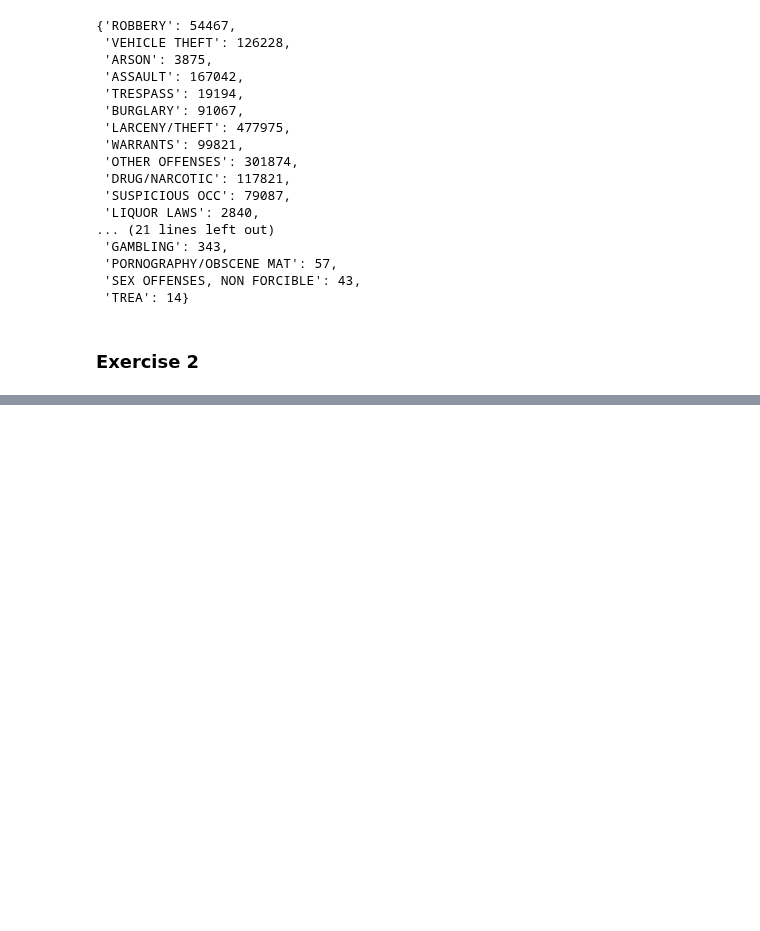
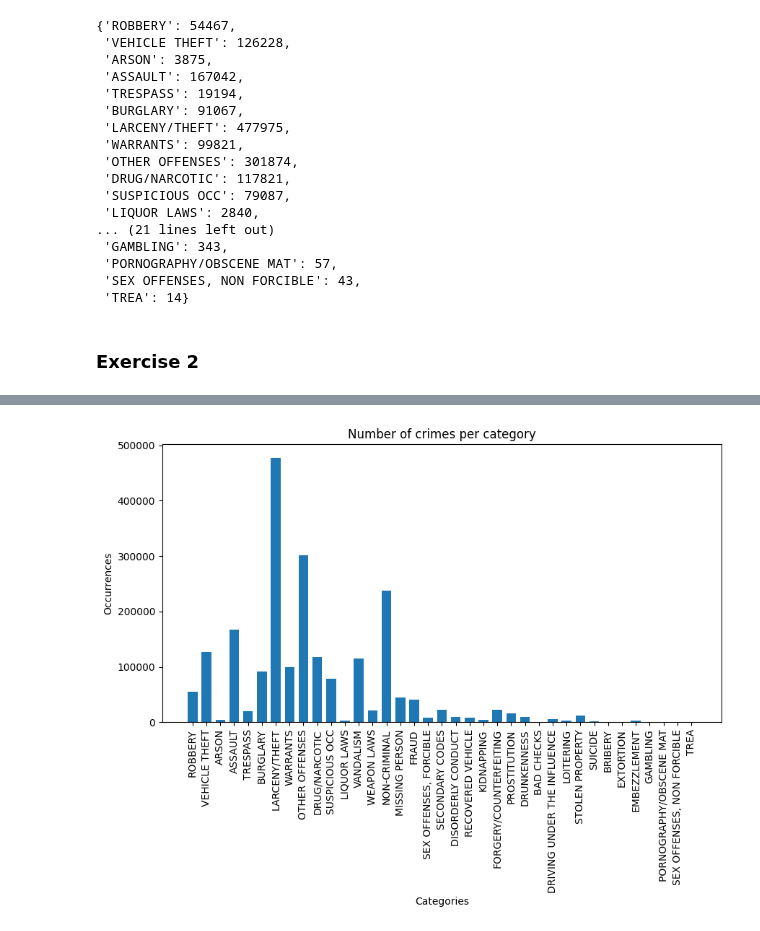
Before and after one commit to vivivaradi/socialdata2023, a Jupyter notebook: weeks/week1_Vivi.ipynb, the cells around one changed output, grey strips where cells are left out. Saved outputs shown, nothing was run; the diff lists cells and outputs as text; code cells hidden in the pictures; blank space fills up the shorter version.

```diff
--- a/weeks/week1_Vivi.ipynb
+++ b/weeks/week1_Vivi.ipynb
@@ -75,0 +107,12 @@ crimesByCategory
+# %%
+names = list(crimesByCategory.keys())
+values = list(crimesByCategory.values())
+plt.figure(figsize=(10, 5))
+plt.bar(names, values, align='center', width=0.7)
+plt.xticks(rotation='vertical')
+plt.xlabel("Categories")
+plt.ylabel("Occurrences")
+plt.title("Number of crimes per category")
+plt.show()
+# %% [output]
+[figure, added]
```
Also changed, not shown: parts of 5 cells of this notebook.
